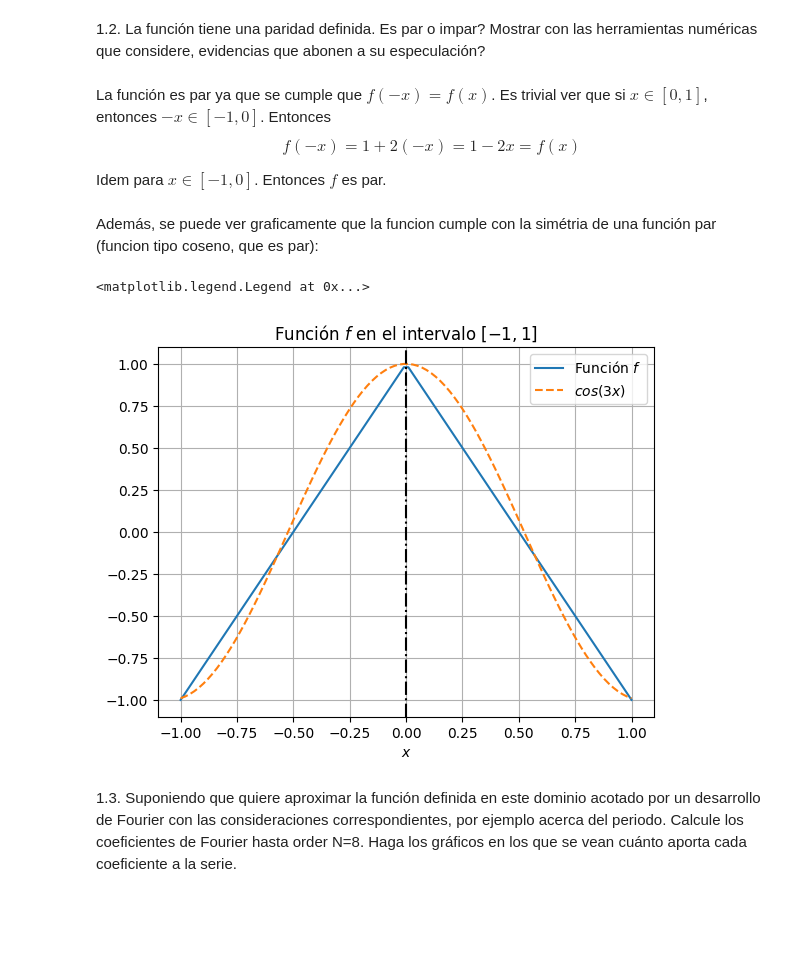
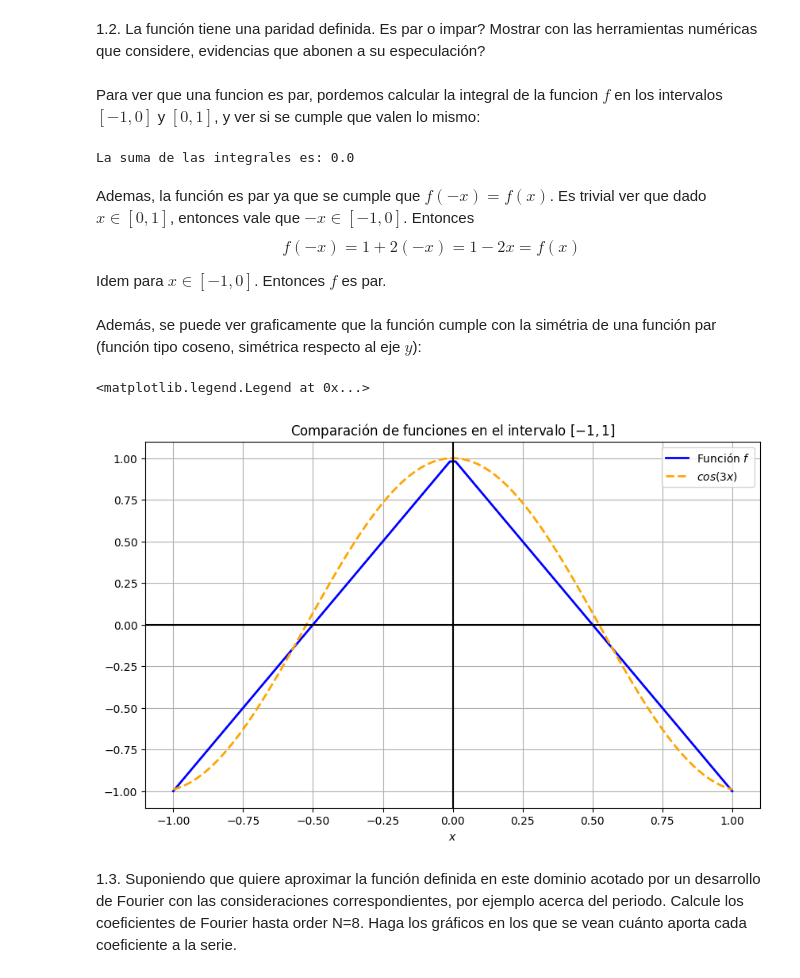
Before and after one commit to lmendezayl/modelado-continuo, a Jupyter notebook: trabajos-practicos/TP2IMC2025_MENDEZ_STANGALINI_DRELEWICZ.ipynb, the cells around one changed output. Cells and saved outputs as stored; diff of their text form; code cells hidden in the pictures; blank space fills up the shorter version.

```diff
--- a/trabajos-practicos/TP2IMC2025_MENDEZ_STANGALINI_DRELEWICZ.ipynb
+++ b/trabajos-practicos/TP2IMC2025_MENDEZ_STANGALINI_DRELEWICZ.ipynb
@@ -26,7 +30,9 @@ $$
 
 1.1. Defina una función de Python que permita calcular los valores de la función para el dominio correspondiente, y grafiquela.
 # %%
+# Definimos la función f
 def f(x):
-    if not (-1 <= x or x <= 1):
+    # np.all para manejar arrays
+    if not (np.all(-1 <= x) and np.all(x <= 1)):
         return None
     return 1 - 2 * abs(x)
@@ -37,30 +53,42 @@ print(f(0.2))
 # %% [markdown]
 
 1.2. La función tiene una paridad definida. Es par o impar? Mostrar con las herramientas numéricas que considere, evidencias que abonen a su especulación?
+# %% [markdown]
+Para ver que una funcion es par, pordemos calcular la integral de la funcion $f$ en los intervalos $[-1, 0]$ y $[0, 1]$, y ver si se cumple que valen lo mismo:
+# %%
+# Verificamos que las integrales son iguales
+x1 = np.linspace(0, 1, 1000)
+x2 = np.linspace(-1, 0, 1000)
+
+int1 = np.trapezoid(f(x1), x1)
+int2 = np.trapezoid(f(x2), x2)
+
+# Redondeamos a 5 decimales para mostrar que son iguales
+print("La suma de las integrales es:", round(int1 + int2, 5))
+# %% [output]
+La suma de las integrales es: 0.0
 # %% [markdown]
-La función es par ya que se cumple que $f(-x) = f(x)$. Es trivial ver que si $x \in [0,1]$, entonces $-x \in [-1,0]$. Entonces
+Ademas, la función es par ya que se cumple que $f(-x) = f(x)$. Es trivial ver que dado $x \in [0,1]$, entonces vale que $-x \in [-1,0]$. Entonces
 $$f(-x) = 1+2(-x) = 1-2x = f(x)$$
 
 Idem para $x \in [-1,0]$. Entonces $f$ es par.
 # %% [markdown]
-Además, se puede ver graficamente que la funcion cumple con la simétria de una función par (funcion tipo coseno, que es par):
+Además, se puede ver graficamente que la función cumple con la simétria de una función par (función tipo coseno, simétrica respecto al eje $y$):
 # %%
 N = 100
 xs = np.linspace(-1, 1, N)
-y = []
 
-for x in xs:
-    y.append(f(x))
+plt.figure(figsize=(10, 6))
+plt.plot(xs, f(xs), label="Función $f$", color='blue', lw=2)
+plt.plot(xs, np.cos(3*xs), label='$cos(3x)$', color='orange', lw=2, linestyle='--')
+plt.axvline(x=0, color='black', lw=1.5)
+plt.axhline(y=0, color='black', lw=1.5)
 
-plt.plot(xs, y, label="Función $f$")
-plt.plot(xs, np.cos(3*xs), label='$cos(3x)$', linestyle='--')
-plt.axvline(x=0, color='black', linestyle='-.')
-
-plt.title("Función $f$ en el intervalo $[-1,1]$")
+plt.title("Comparación de funciones en el intervalo $[-1,1]$")
 plt.xlabel("$x$")
 plt.grid()
 plt.legend()
 # %% [output]
 <matplotlib.legend.Legend at 0x...>
-[figure, old version]
+[figure, new version]
 # %% [markdown]
```
Also changed, not shown: parts of 16 cells of this notebook.
